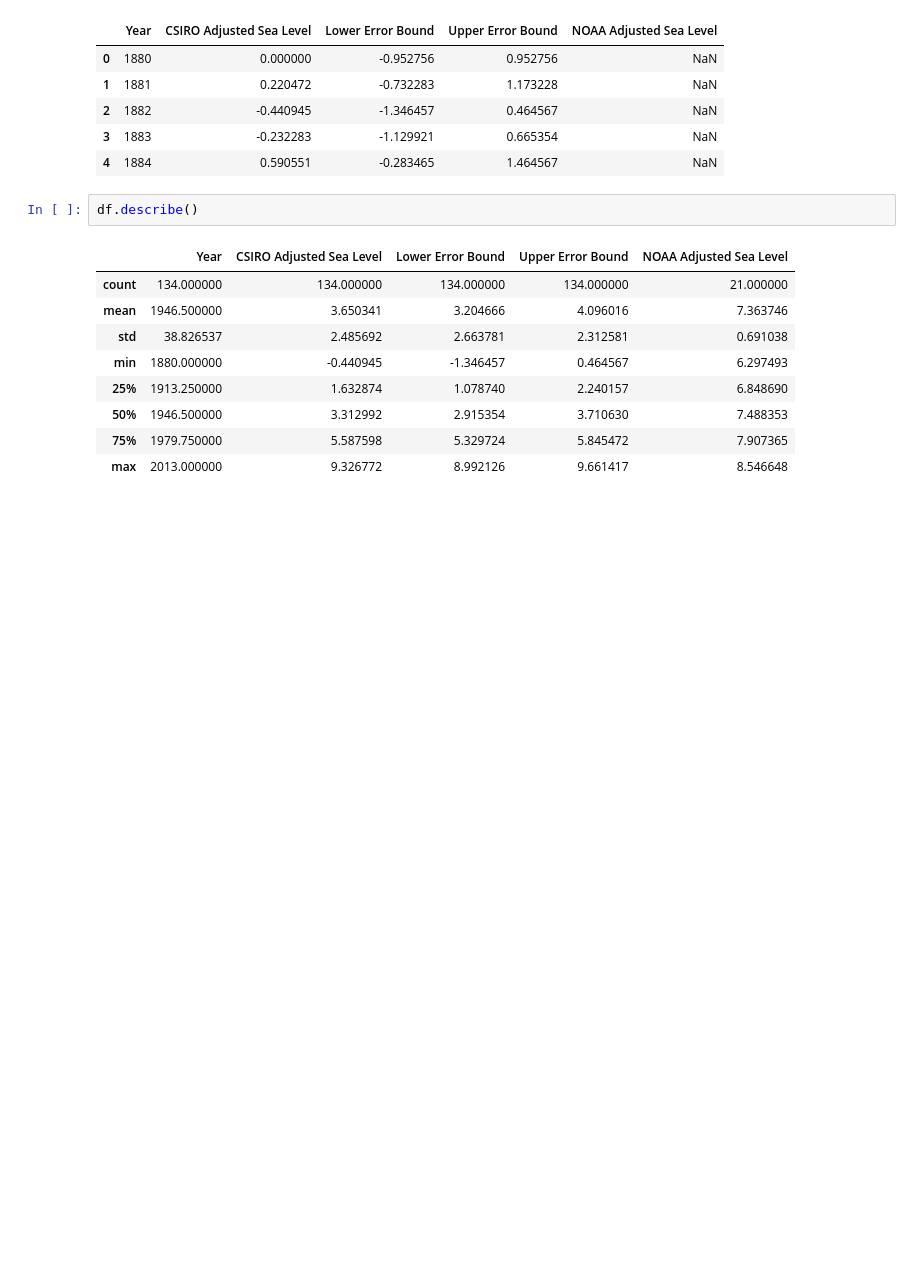
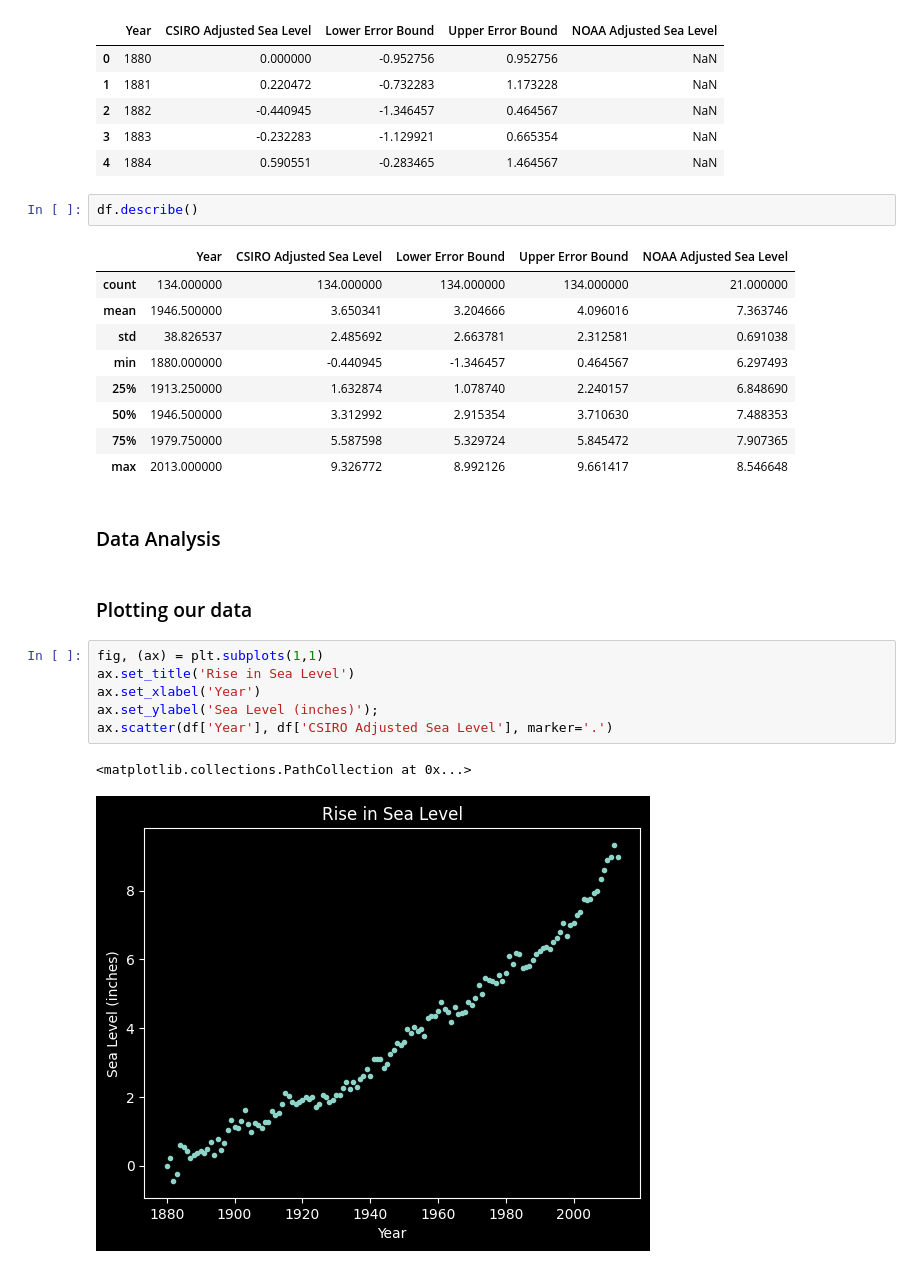
Before and after one commit to dewstend/freecodecamp-work, a Jupyter notebook: data-analysis-with-python/sea-level-predictor/notebook.ipynb, the cells around one changed output. Drawn from its saved outputs; the diff is of its cells as text; blank space fills up the shorter version.

Commit message:
sea-level-predictor: add solution

```diff
--- a/data-analysis-with-python/sea-level-predictor/notebook.ipynb
+++ b/data-analysis-with-python/sea-level-predictor/notebook.ipynb
@@ -48,3 +51,16 @@ df.describe()
 | 50% | 1946.500000 | 3.312992 | 2.915354 | 3.710630 | 7.488353 |
 | 75% | 1979.750000 | 5.587598 | 5.329724 | 5.845472 | 7.907365 |
 | max | 2013.000000 | 9.326772 | 8.992126 | 9.661417 | 8.546648 |
+# %% [markdown]
+### Data Analysis
+# %% [markdown]
+### Plotting our data
+# %%
+fig, (ax) = plt.subplots(1,1)
+ax.set_title('Rise in Sea Level')
+ax.set_xlabel('Year')
+ax.set_ylabel('Sea Level (inches)');
+ax.scatter(df['Year'], df['CSIRO Adjusted Sea Level'], marker='.')
+# %% [output]
+<matplotlib.collections.PathCollection at 0x...>
+[figure, added]
```
Also changed, not shown: parts of 5 cells of this notebook, 4 other files.
